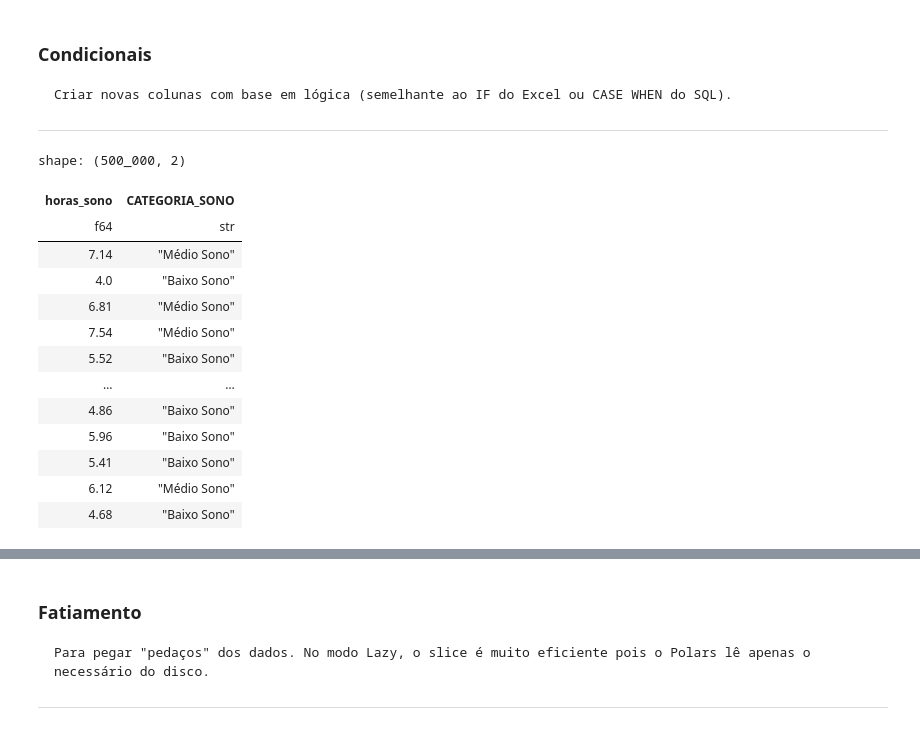
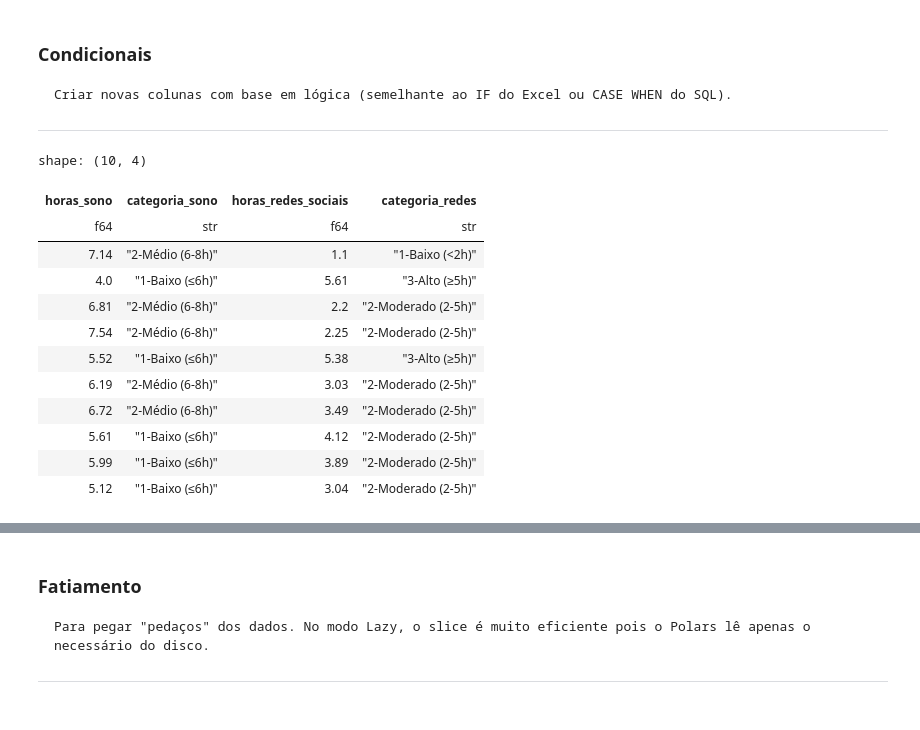
Before and after one commit to indiarasantos/Analise_Impacto_IA_Redes_Sociais_Saude_Alunos, a Jupyter notebook: Parte2_PréProcessameno_AnálisePolars/analise_polars_parte1.ipynb, the cells around one changed output, grey strips where cells are left out. Drawn from its saved outputs; the diff is of its cells as text; code cells hidden in the pictures.

````diff
--- a/Parte2_PréProcessameno_AnálisePolars/analise_polars_parte1.ipynb
+++ b/Parte2_PréProcessameno_AnálisePolars/analise_polars_parte1.ipynb
@@ -152,29 +136,31 @@ Criar novas colunas com base em lógica (semelhante ao IF do Excel ou CASE WHEN
 ```
 ---
 # %%
-# Categorizar a saúde mental dos estudantes
-q_categoria = inicial.with_columns(
-    pl.when(pl.col("horas_sono") <= 6)
-    .then(pl.lit("Baixo Sono"))
-    .when(pl.col("horas_sono") < 8)
-    .then(pl.lit("Médio Sono"))
-    .otherwise(pl.lit("Bom Sono"))
-    .alias("CATEGORIA_SONO")
-)
+# Categorias de sono, uso de redes sociais
+exprs = [
+    pl.when(pl.col("horas_sono") <= 6).then(pl.lit("1-Baixo (≤6h)"))
+      .when(pl.col("horas_sono") < 8).then(pl.lit("2-Médio (6-8h)"))
+      .otherwise(pl.lit("3-Bom (≥8h)")).alias("categoria_sono"),
 
-display(q_categoria.select(["horas_sono", "CATEGORIA_SONO"]).collect())
+    pl.when(pl.col("horas_redes_sociais") < 2).then(pl.lit("1-Baixo (<2h)"))
+      .when(pl.col("horas_redes_sociais") < 5).then(pl.lit("2-Moderado (2-5h)"))
+      .otherwise(pl.lit("3-Alto (≥5h)")).alias("categoria_redes"),
+]
+
+q_cat = inicial.with_columns(exprs)
+cols_cat = [c for c in ["horas_sono", "categoria_sono", "horas_redes_sociais", "categoria_redes"] if c]
+display(q_cat.select(cols_cat).head(10).collect())
 # %% [output]
-shape: (500_000, 2)
+shape: (10, 4)
-| horas_sono | CATEGORIA_SONO |
-| f64 | str |
-| 7.14 | "Médio Sono" |
-| 4.0 | "Baixo Sono" |
-| 6.81 | "Médio Sono" |
-| 7.54 | "Médio Sono" |
-| 5.52 | "Baixo Sono" |
-| … | … |
-| 4.86 | "Baixo Sono" |
-| 5.96 | "Baixo Sono" |
-| 5.41 | "Baixo Sono" |
-| 6.12 | "Médio Sono" |
-| 4.68 | "Baixo Sono" |
+| horas_sono | categoria_sono | horas_redes_sociais | categoria_redes |
+| f64 | str | f64 | str |
+| 7.14 | "2-Médio (6-8h)" | 1.1 | "1-Baixo (<2h)" |
+| 4.0 | "1-Baixo (≤6h)" | 5.61 | "3-Alto (≥5h)" |
+| 6.81 | "2-Médio (6-8h)" | 2.2 | "2-Moderado (2-5h)" |
+| 7.54 | "2-Médio (6-8h)" | 2.25 | "2-Moderado (2-5h)" |
+| 5.52 | "1-Baixo (≤6h)" | 5.38 | "3-Alto (≥5h)" |
+| 6.19 | "2-Médio (6-8h)" | 3.03 | "2-Moderado (2-5h)" |
+| 6.72 | "2-Médio (6-8h)" | 3.49 | "2-Moderado (2-5h)" |
+| 5.61 | "1-Baixo (≤6h)" | 4.12 | "2-Moderado (2-5h)" |
+| 5.99 | "1-Baixo (≤6h)" | 3.89 | "2-Moderado (2-5h)" |
+| 5.12 | "1-Baixo (≤6h)" | 3.04 | "2-Moderado (2-5h)" |
````
Also changed, not shown: parts of 9 cells of this notebook, 6 other files.
